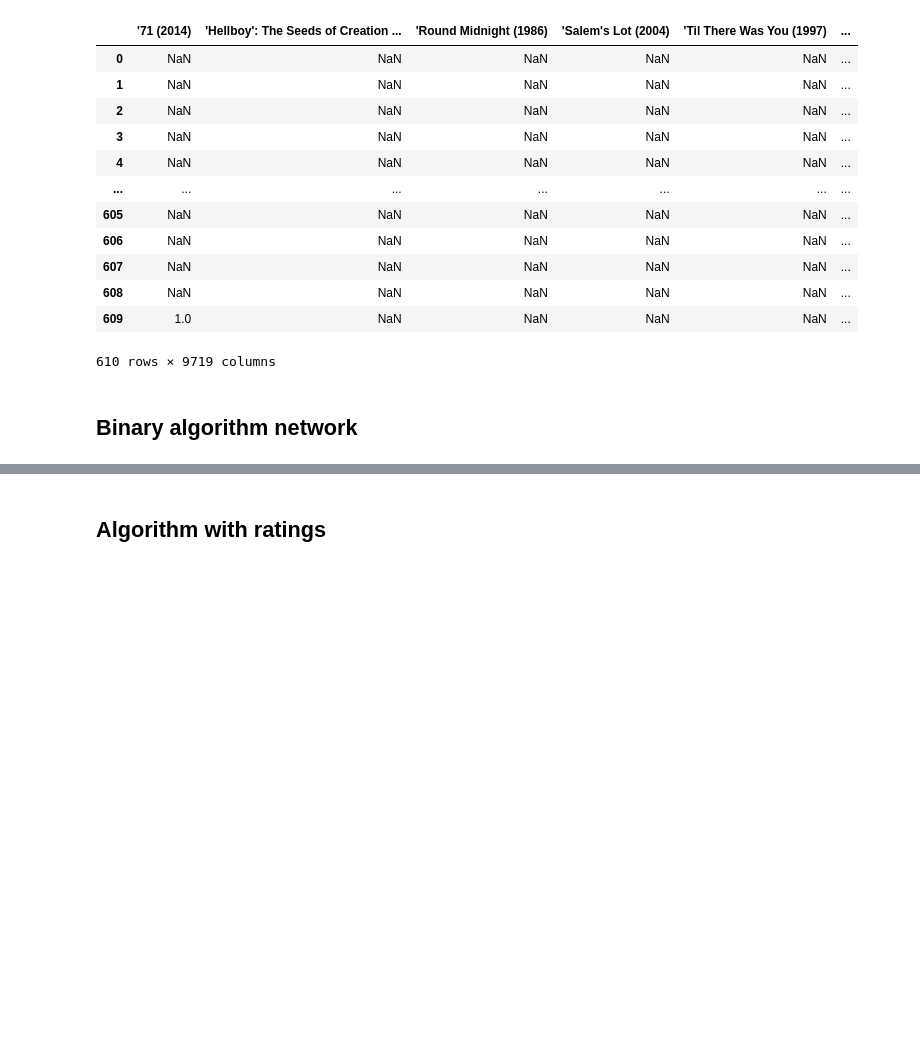
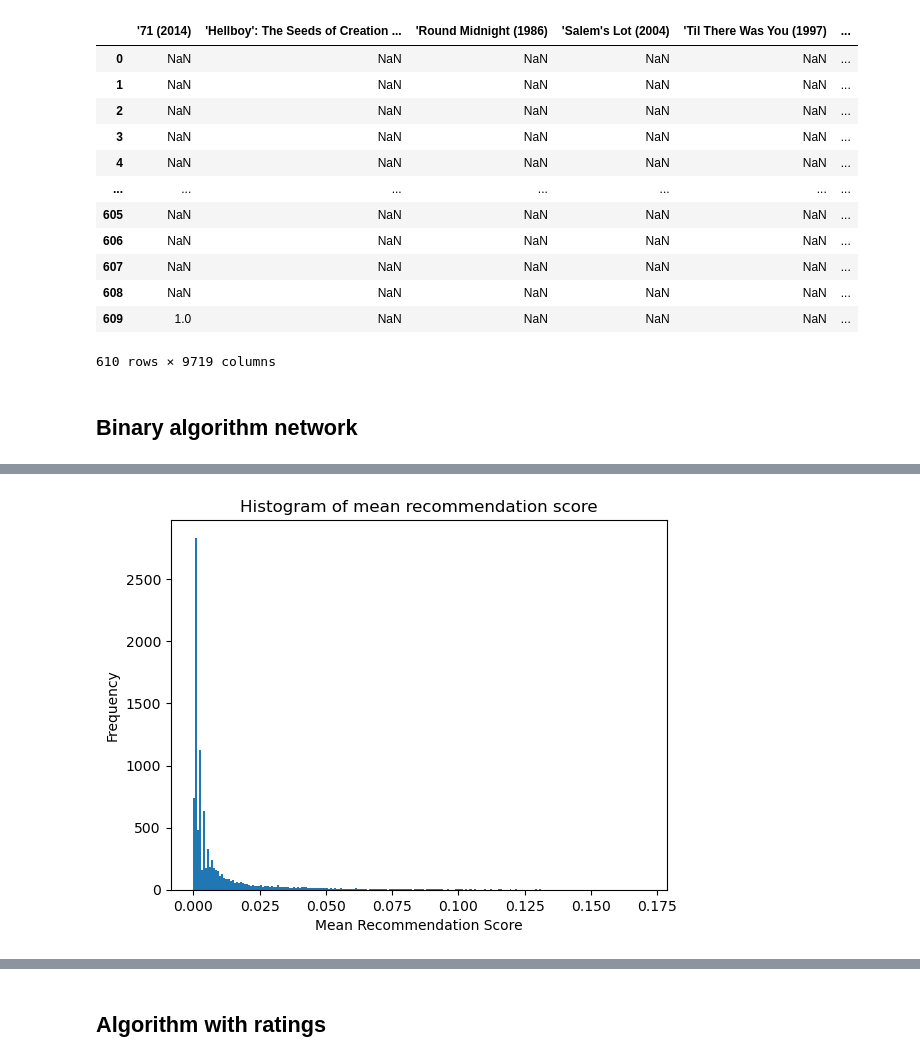
Before and after one commit to chenjoshua7/RecommendationSystems_NetworksFP, a Jupyter notebook: code/Prob_S.ipynb, the cells around one changed output, grey strips where cells are left out. Drawn from its saved outputs; the diff is of its cells as text; code cells hidden in the pictures; blank space fills up the shorter version.

```diff
--- a/code/Prob_S.ipynb
+++ b/code/Prob_S.ipynb
@@ -170,14 +165,3 @@ weights
 # %% [output]
 array([0.65101011, 0.55851196, 0.45469533, 0.44257122, 0.43470222,
        0.4281437 , 0.41608424, 0.41454562, 0.41378308, 0.3866272 ])
-# %%
-test_array  = np.array([
-    [1, 0, 0, 1, 0],
-    [1, 1, 1, 1, 0],
-    [1, 0, 1, 1, 0],
-    [0, 0, 1, 0, 1]
-    ])
-test = csr_matrix(test_array)
-
-weights, indices = probabilistic_spreading_binary(test, 0, 3)
-weights, indices
@@ -429,0 +536,12 @@ Average Precision: 0.615194713242058
+# %%
+# Plot histogram of mean weights
+column_means = weights_df.mean()
+
+# Step 2: Plot a histogram of the column means
+plt.hist(column_means, bins='auto')  # 'auto' lets matplotlib decide the number of bins
+plt.title('Histogram of mean recommendation score')
+plt.xlabel('Mean Recommendation Score')
+plt.ylabel('Frequency')
+plt.show()
+# %% [output]
+[figure, added]
```
Also changed, not shown: parts of 38 cells of this notebook, 40 other files.
